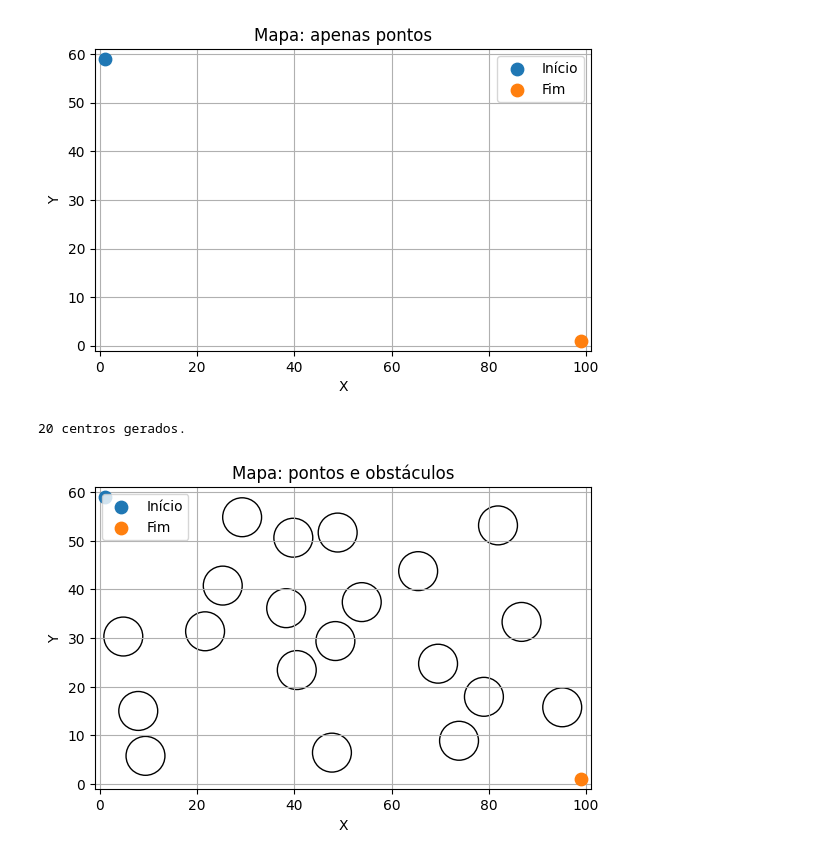
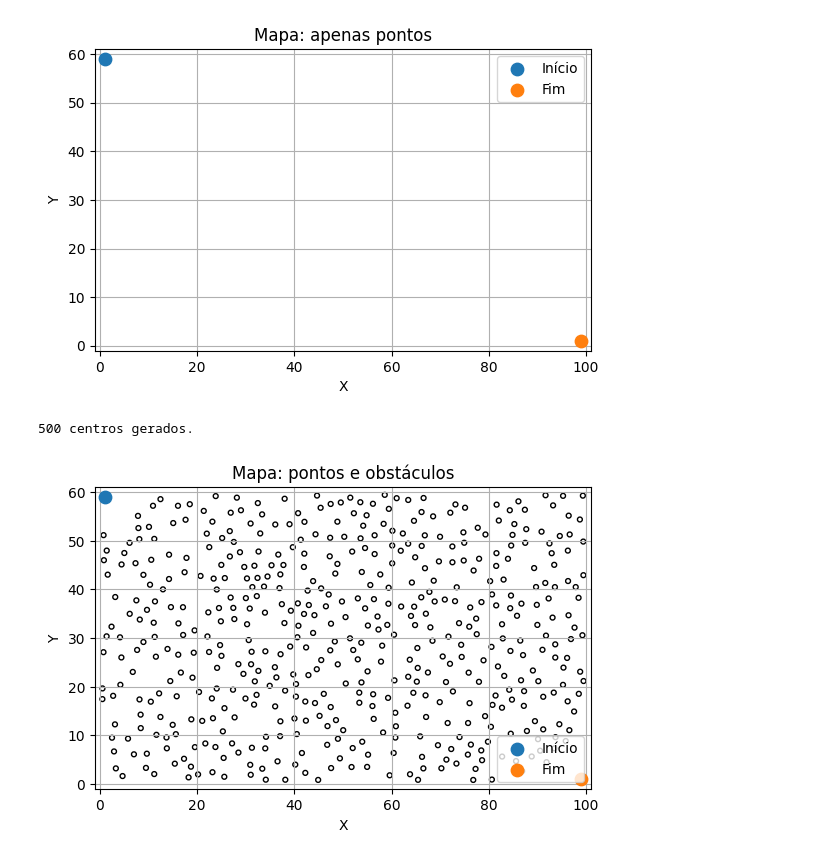
Before and after one commit to JorgeLuis8/Sistemas-Inteligentes, a Jupyter notebook: teste.ipynb, the cells around one changed output. Cells and saved outputs as stored; diff of their text form; code cells hidden in the pictures.

```diff
--- a/teste.ipynb
+++ b/teste.ipynb
@@ -6,8 +6,8 @@ import matplotlib.pyplot as plt
 
 BOUNDS = (0, 100, 0, 60)
 
-NUM_OBS = 20
-RADIUS  = 4
+NUM_OBS = 500
+RADIUS  = 0.5
 
 MARGIN_FROM_POINTS = 6.0
 
@@ -17,7 +17,7 @@ BORDER_GAP          = 0.0
 
 
 MAX_TRIES = 50_000
-SEED = None
+SEED = 42
 if SEED is not None:
     random.seed(SEED)
 
@@ -63,10 +63,12 @@ def valid_center(candidate, centers, r, bounds, start, goal,
         return False
 
     return True
-
-def generate_random_centers(n, r, bounds, inicio, fim,
+def generate_random_centers(n, r, bounds, start, goal,
                             clearance_pts, min_gap_between_obs=0.0,
-                            border_gap=0.0, max_tries=10000):
+                            border_gap=0.0, max_tries=10000, seed=None):
+    """Gera n centros aleatórios válidos para círculos de raio r, de forma determinística se seed for definida."""
+    # RNG local (isolado do estado global)
+    rng = random.Random(seed) if seed is not None else random
 
     min_x, max_x, min_y, max_y = bounds
     centers, tries = [], 0
@@ -78,8 +80,8 @@ def generate_random_centers(n, r, bounds, inicio, fim,
 
     while len(centers) < n and tries < max_tries:
         tries += 1
-        cand = (random.uniform(lo_x, hi_x), random.uniform(lo_y, hi_y))
-        if valid_center(cand, centers, r, bounds, inicio, fim,
+        cand = (rng.uniform(lo_x, hi_x), rng.uniform(lo_y, hi_y))
+        if valid_center(cand, centers, r, bounds, start, goal,
                         clearance_pts, min_gap_between_obs, border_gap):
             centers.append(cand)
 
@@ -132,15 +134,17 @@ plt.show()
 # %%
 centers = generate_random_centers(
     NUM_OBS, RADIUS, BOUNDS, INICIO, FIM,
     total_clearance,
     min_gap_between_obs=MIN_GAP_BETWEEN_OBS,
     border_gap=BORDER_GAP,
-    max_tries=MAX_TRIES
+    max_tries=MAX_TRIES,
+    seed=SEED   # <- garante determinismo por chamada
 )
+
 print(f"{len(centers)} centros gerados.")
 plot_map_and_points(BOUNDS, INICIO, FIM, "Mapa: pontos e obstáculos")
 plot_obstacles(centers, RADIUS)
 plt.show()
 # %% [output]
-20 centros gerados.
+500 centros gerados.
-[figure, old version]
+[figure, new version]
```
